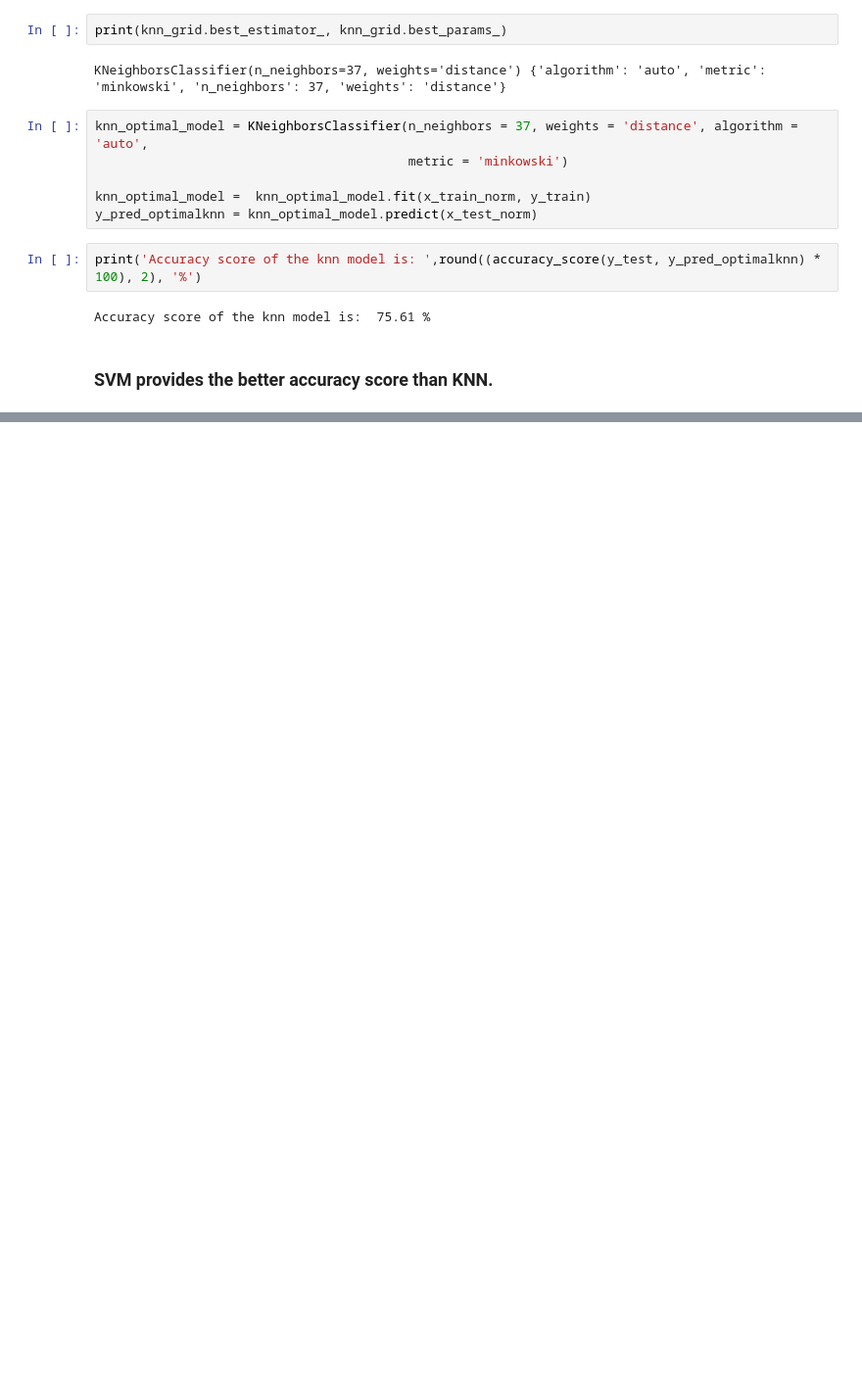
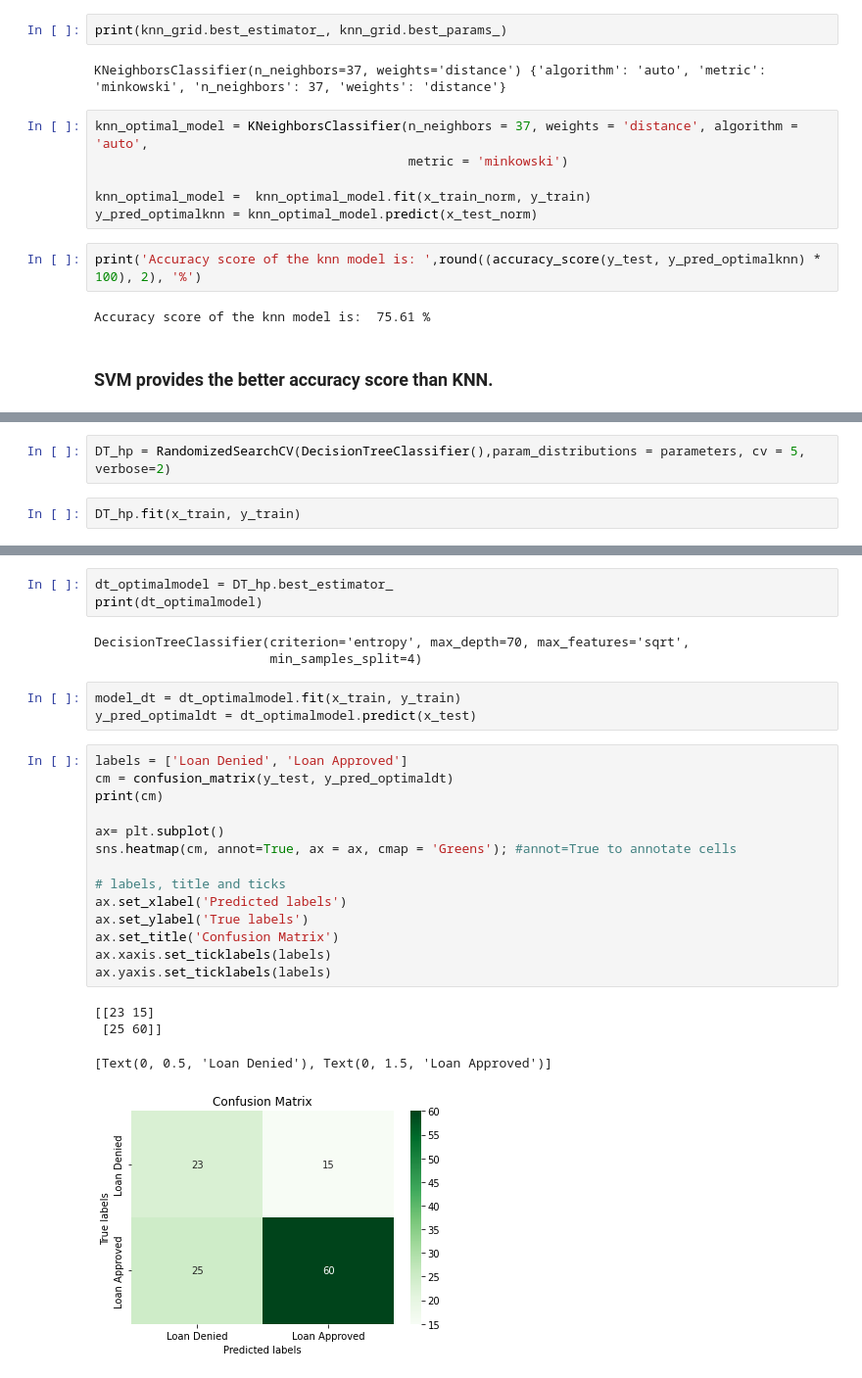
Before and after one commit to amrita-sarkar1/Loan-Approval-Prediction, a Jupyter notebook: Loan_Approval_Prediction.ipynb, the cells around one changed output, grey strips where cells are left out. Shown at 98% size. Drawn from its saved outputs; the diff is of its cells as text; blank space fills up the shorter version.

```diff
--- a/Loan_Approval_Prediction.ipynb
+++ b/Loan_Approval_Prediction.ipynb
@@ -412,0 +459,4 @@ Accuracy score of the knn model is:  75.61 %
+# %%
+DT_hp = RandomizedSearchCV(DecisionTreeClassifier(),param_distributions = parameters, cv = 5, verbose=2)
+# %%
+DT_hp.fit(x_train, y_train)
@@ -412,0 +489,28 @@ Accuracy score of the knn model is:  75.61 %
+# %%
+dt_optimalmodel = DT_hp.best_estimator_
+print(dt_optimalmodel)
+# %% [output]
+DecisionTreeClassifier(criterion='entropy', max_depth=70, max_features='sqrt',
+                       min_samples_split=4)
+# %%
+model_dt = dt_optimalmodel.fit(x_train, y_train)
+y_pred_optimaldt = dt_optimalmodel.predict(x_test)
+# %%
+labels = ['Loan Denied', 'Loan Approved']
+cm = confusion_matrix(y_test, y_pred_optimaldt)
+print(cm)
+
+ax= plt.subplot()
+sns.heatmap(cm, annot=True, ax = ax, cmap = 'Greens'); #annot=True to annotate cells
+
+# labels, title and ticks
+ax.set_xlabel('Predicted labels')
+ax.set_ylabel('True labels')
+ax.set_title('Confusion Matrix')
+ax.xaxis.set_ticklabels(labels)
+ax.yaxis.set_ticklabels(labels)
+# %% [output]
+[[23 15]
+ [25 60]]
+[Text(0, 0.5, 'Loan Denied'), Text(0, 1.5, 'Loan Approved')]
+[figure, added]
```
Also changed, not shown: parts of 17 cells of this notebook.
